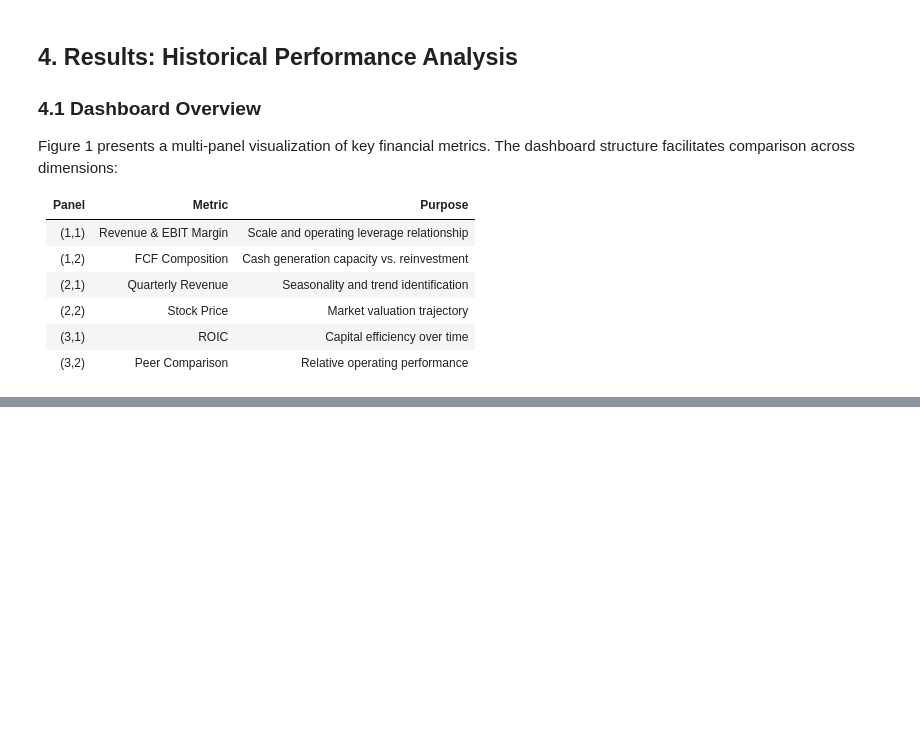
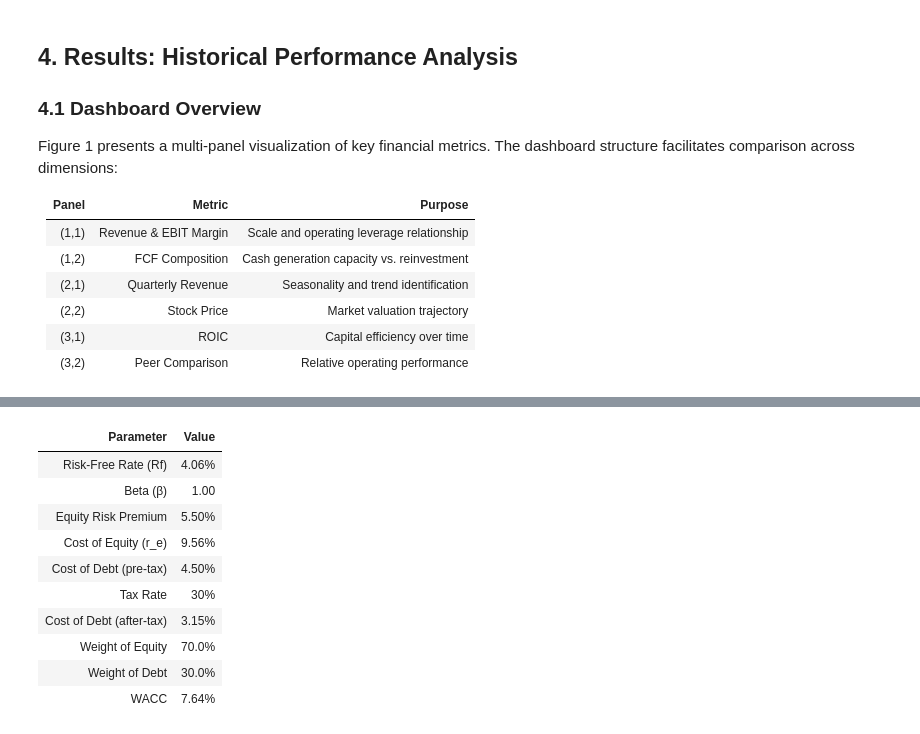
Before and after one commit to gitoak/bmw-dcf-valuation-python, a Jupyter notebook: notebooks/bmw_dcf_valuation.ipynb, the cells around one changed output, grey strips where cells are left out. Cells and saved outputs as stored; diff of their text form; code cells hidden in the pictures; blank space fills up the shorter version.

```diff
--- a/notebooks/bmw_dcf_valuation.ipynb
+++ b/notebooks/bmw_dcf_valuation.ipynb
@@ -507,0 +577,88 @@ fig.show()
+# %%
+# =============================================================================
+# WACC Component Visualization
+# =============================================================================
+
+fig_wacc = make_subplots(
+    rows=1,
+    cols=2,
+    subplot_titles=("(a) Capital Structure", "(b) WACC Components"),
+    specs=[[{"type": "pie"}, {"type": "bar"}]],
+)
+
+# Panel (a): Capital Structure Pie Chart
+fig_wacc.add_trace(
+    go.Pie(
+        labels=["Equity", "Net Debt"],
+        values=[market_cap, net_debt],
+        marker_colors=["rgb(55, 83, 109)", "rgb(26, 118, 255)"],
+        textinfo="label+percent",
+        textposition="inside",
+        hole=0.4,
+    ),
+    row=1,
+    col=1,
+)
+
+# Panel (b): WACC Components Bar Chart
+components = ["Cost of Equity", "Cost of Debt\n(after-tax)", "WACC"]
+values = [cost_of_equity * 100, cost_of_debt_aftertax * 100, wacc * 100]
+colors = ["rgb(44, 160, 101)", "rgb(214, 39, 40)", "rgb(148, 103, 189)"]
+
+fig_wacc.add_trace(
+    go.Bar(
+        x=components,
+        y=values,
+        marker_color=colors,
+        text=[f"{v:.2f}%" for v in values],
+        textposition="outside",
+    ),
+    row=1,
+    col=2,
+)
+
+fig_wacc.update_layout(
+    height=450,
+    title_text=f"Figure 2: WACC Analysis — {ticker}",
+    template="plotly_white",
+    showlegend=False,
+    margin=dict(t=80, b=60, l=60, r=60),
+)
+
+fig_wacc.update_yaxes(title_text="Rate (%)", row=1, col=2, range=[0, 12])
+
+fig_wacc.show()
+
+# Summary Table
+print("\nTable 2: WACC Summary")
+print("-" * 50)
+wacc_summary = pd.DataFrame(
+    {
+        "Parameter": [
+            "Risk-Free Rate (Rf)",
+            "Beta (β)",
+            "Equity Risk Premium",
+            "Cost of Equity (r_e)",
+            "Cost of Debt (pre-tax)",
+            "Tax Rate",
+            "Cost of Debt (after-tax)",
+            "Weight of Equity",
+            "Weight of Debt",
+            "WACC",
+        ],
+        "Value": [
+            f"{rf:.2%}",
+            f"{beta:.2f}",
+            f"{equity_risk_premium:.2%}",
+            f"{cost_of_equity:.2%}",
+            f"{cost_of_debt_pretax:.2%}",
+            f"{tax_rate:.0%}",
+            f"{cost_of_debt_aftertax:.2%}",
+            f"{weight_equity:.1%}",
+            f"{weight_debt:.1%}",
+            f"{wacc:.2%}",
+        ],
+    }
+)
+display(wacc_summary.style.hide(axis="index"))
+# %% [output]
@@ -507,0 +667,11 @@ fig.show()
+| Parameter | Value |
+| Risk-Free Rate (Rf) | 4.06% |
+| Beta (β) | 1.00 |
+| Equity Risk Premium | 5.50% |
+| Cost of Equity (r_e) | 9.56% |
+| Cost of Debt (pre-tax) | 4.50% |
+| Tax Rate | 30% |
+| Cost of Debt (after-tax) | 3.15% |
+| Weight of Equity | 70.0% |
+| Weight of Debt | 30.0% |
+| WACC | 7.64% |
```
Also changed, not shown: parts of 22 cells of this notebook.
